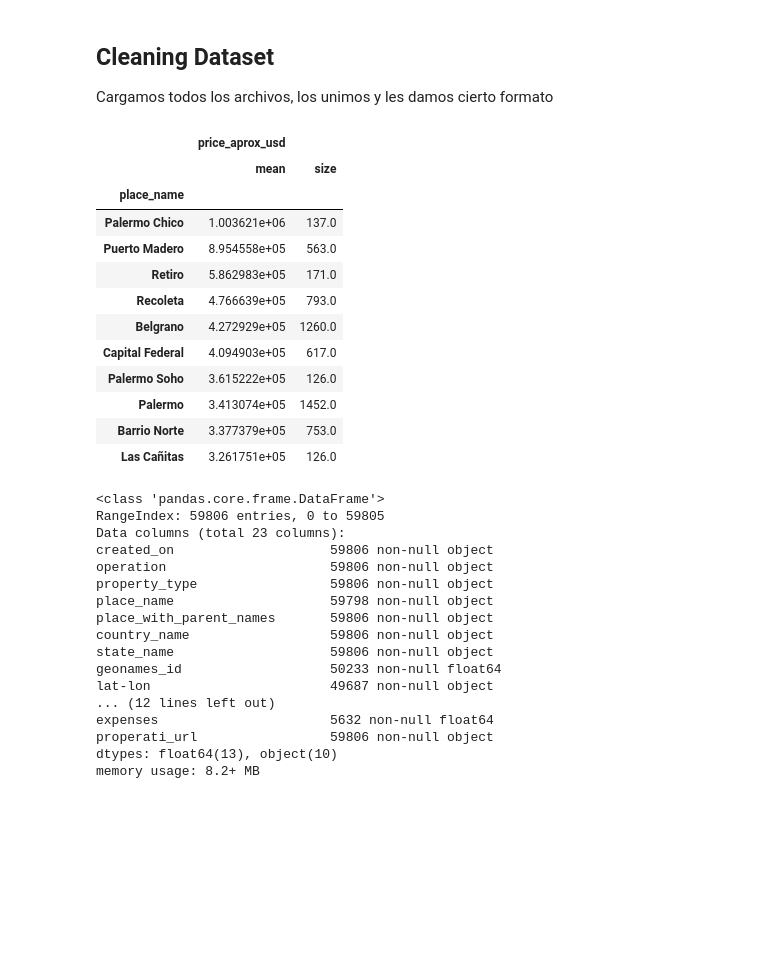
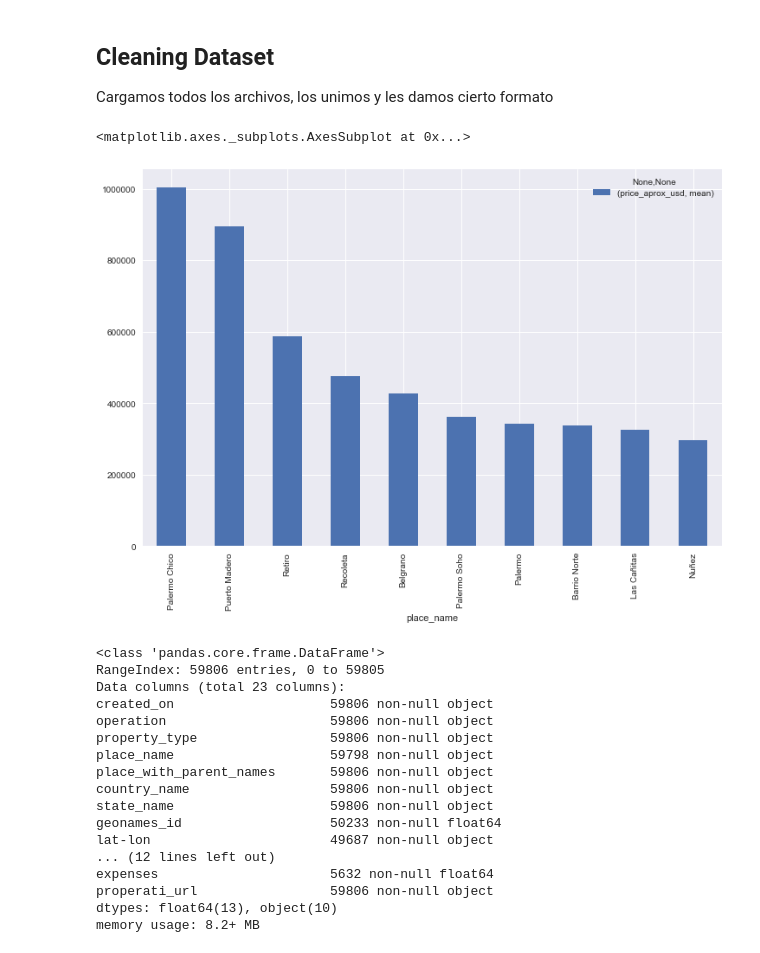
Before and after one commit to nicolaslongo/datos-TP1, a Jupyter notebook: TP1.ipynb, the cells around one changed output. Drawn from its saved outputs; the diff is of its cells as text; code cells hidden in the pictures; blank space fills up the shorter version.

Commit message:
Promedio de precios por barrio en USD en el 1er semestre de 2016
Faltaria saber en el plot como poner nombre a los ejes

```diff
--- a/TP1.ipynb
+++ b/TP1.ipynb
@@ -54,27 +54,17 @@ import seaborn as sns
 
 Cargamos todos los archivos, los unimos y les damos cierto formato
 # %%
-#pev2: desde 01/07/2016 - 30/01/2017
 pev2 = pd.read_csv('properties/properati-AR-2017-01-01-properties-sell.csv')
 pev2.drop(['id', 'title', 'description', 'image_thumbnail'], axis=1, inplace = True)
 #barrio con precio de propiedad promedio mas cara en dolares
-capital = pev2.loc[pev2.state_name.str.contains('Capital Federal'),['place_name', 'price_aprox_usd']].groupby('place_name').agg([np.mean,np.size])
+capital = pev2.loc[pev2.state_name.str.contains('Capital Federal') & (pev2.place_name.str.contains('Capital Federal') == False) \
+                   ,['place_name', 'price_aprox_usd']].groupby('place_name').agg([np.mean,np.size])
 capital = capital.loc[capital[('price_aprox_usd', 'size')]>100,:].sort_values(('price_aprox_usd', 'mean'), ascending = False).head(10)
-capital
+capital.drop([('price_aprox_usd', 'size')], axis = 1, inplace=True)
+capital.plot(kind='bar',rot=90,figsize=(12,8))
 # %% [output]
-|  | price_aprox_usd |  |
-|  | mean | size |
-| place_name |  |  |
-| Palermo Chico | 1.003621e+06 | 137.0 |
-| Puerto Madero | 8.954558e+05 | 563.0 |
-| Retiro | 5.862983e+05 | 171.0 |
-| Recoleta | 4.766639e+05 | 793.0 |
-| Belgrano | 4.272929e+05 | 1260.0 |
-| Capital Federal | 4.094903e+05 | 617.0 |
-| Palermo Soho | 3.615222e+05 | 126.0 |
-| Palermo | 3.413074e+05 | 1452.0 |
-| Barrio Norte | 3.377379e+05 | 753.0 |
-| Las Cañitas | 3.261751e+05 | 126.0 |
+<matplotlib.axes._subplots.AxesSubplot at 0x...>
+[figure, added]
 # %%
 #59 mil observaciones
 pev2.info()
```
Also changed, not shown: 1 other file.
